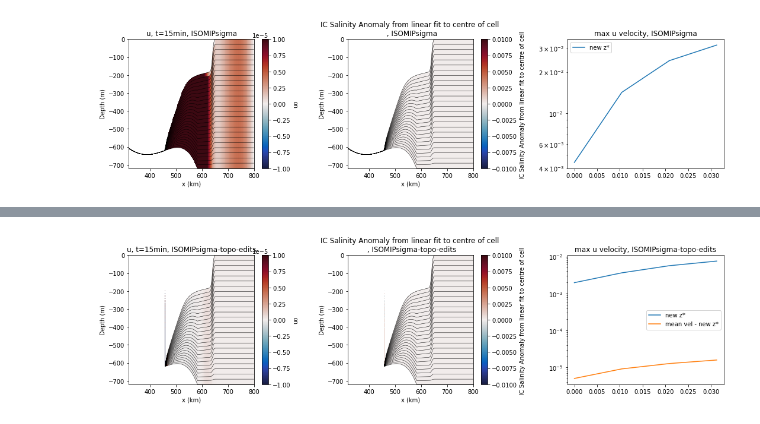
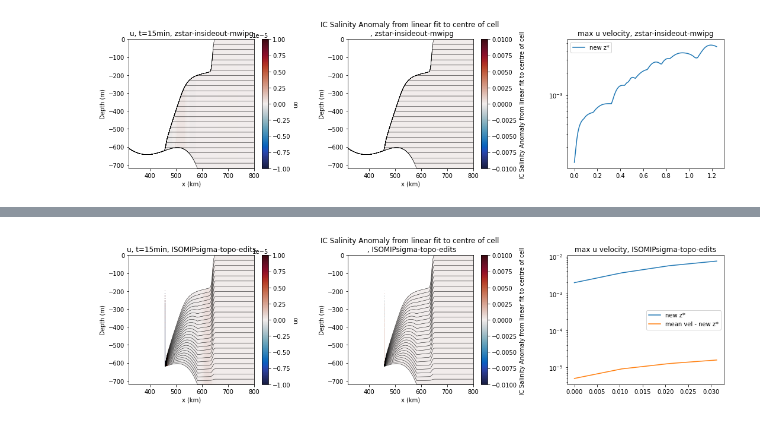
Before and after one commit to claireyung/MOM6-examples, a Jupyter notebook: ocean_only/ISOMIP/layer-MOM6-examples/saltanomcheck.ipynb, the cells around one changed output, grey strips where cells are left out. Cells and saved outputs as stored; diff of their text form; code cells hidden in the pictures.

```diff
--- a/ocean_only/ISOMIP/layer-MOM6-examples/saltanomcheck.ipynb
+++ b/ocean_only/ISOMIP/layer-MOM6-examples/saltanomcheck.ipynb
@@ -63,26 +63,26 @@ def plot(ax,yy0,tt,i,variable,varname,vmin1,vmax1,cmap,ymax):
     ax.set_xlabel('x (km)')
     ax.set_title(varname+' , ' +label)
 # %%
-label = 'ISOMIPsigma'
+label = 'zstar-insideout-mwipg'
 
 fig, axes = plt.subplots(ncols = 3, figsize = (18,4))
 prog = open_files(label)
 IC = open_IC(label)
 x = 20
 time = 0#24*5-1
 ymax = 720
 plot(axes[0],x,time,0,prog.u,"uo",-1e-5,1e-5,cm.cm.balance,ymax)
 axes[0].set_title('u, t=15min, '+label)
 
 ideal_salt = xr.zeros_like(IC.Salt) + (IC.eta.isel(Interface = 0)-IC.h.cumsum('Layer')+IC.h/2)*(34.55-33.8)/(-ymax) + 33.8
 plot(axes[1],x,time,0,IC.Salt-ideal_salt,"IC Salinity Anomaly from linear fit to centre of cell \n",-1e-2,1e-2,cm.cm.balance,ymax)
 
 axes[2].plot(np.arange(len(prog.Time))/24/4, prog.u.max(['xq','yh','zl']).values, label = 'new z*')
 axes[2].set_title('max u velocity, '+label)
 
 axes[2].legend()
 axes[2].set_yscale('log')
 fig.subplots_adjust(wspace = 0.4)
 plt.show()
 # %% [output]
-[figure, old version]
+[figure, new version]
```
Also changed, not shown: parts of 14 cells of this notebook, 21 other files.
